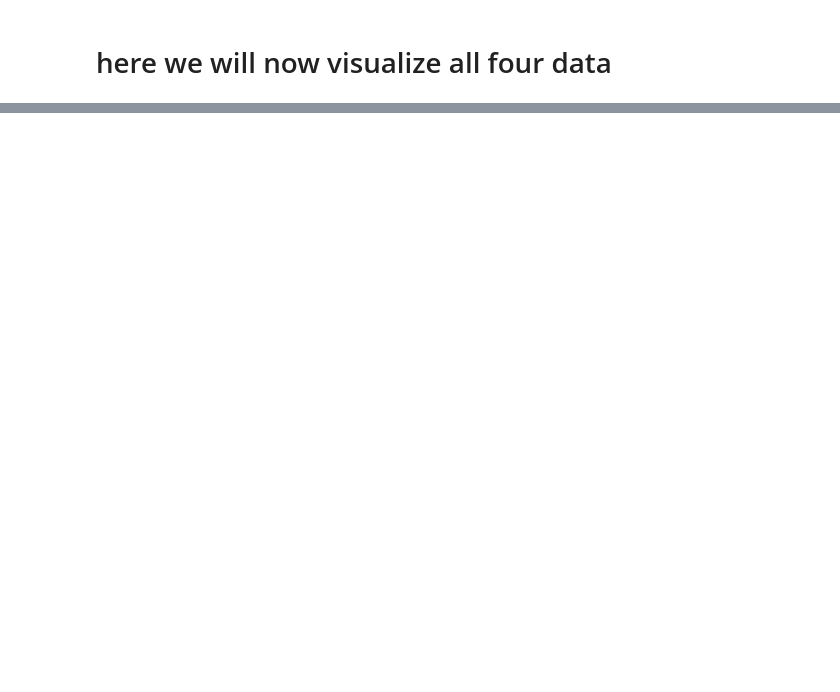
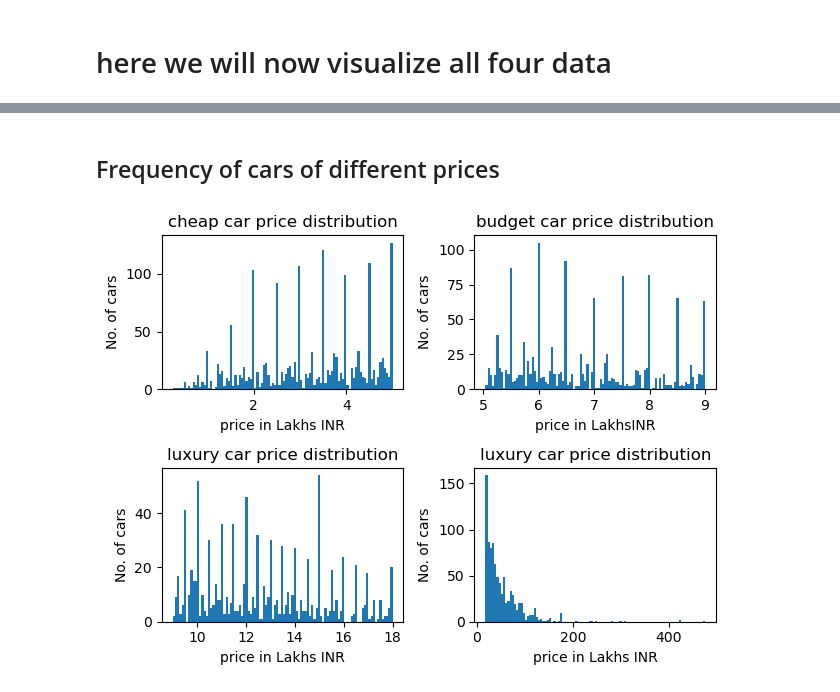
Before and after one commit to shashi0x/Used-Car-Price-Predictor-v2, a Jupyter notebook: Data/datavisuals.ipynb, the cells around one changed output, grey strips where cells are left out. Cells and saved outputs as stored; diff of their text form; code cells hidden in the pictures; blank space fills up the shorter version.

```diff
--- a/Data/datavisuals.ipynb
+++ b/Data/datavisuals.ipynb
@@ -18,0 +35,29 @@ plt.show()
+# %% [markdown]
+## Frequency of cars of different prices
+# %%
+fig, axes = plt.subplots(2,2)
+
+axes[0,0].hist(CHEAPCARS[:, -2]/100000, bins=100)
+axes[0,0].set_ylabel('No. of cars')
+axes[0,0].set_xlabel('price in Lakhs INR')
+axes[0,0].set_title('cheap car price distribution')
+
+axes[0,1].hist(BUDGETCARS[:, -2]/100000, bins=100)
+axes[0,1].set_ylabel('No. of cars')
+axes[0,1].set_xlabel('price in LakhsINR')
+axes[0,1].set_title('budget car price distribution')
+
+axes[1,0].hist(MIDRANGECARS[:, -2]/100000, bins=100)
+axes[1,0].set_ylabel('No. of cars')
+axes[1,0].set_xlabel('price in Lakhs INR')
+axes[1,0].set_title('luxury car price distribution')
+
+axes[1,1].hist(LUXURYCARS[:, -2]/100000, bins=100)
+axes[1,1].set_ylabel('No. of cars')
+axes[1,1].set_xlabel('price in Lakhs INR')
+axes[1,1].set_title('luxury car price distribution')
+
+fig.tight_layout()
+plt.show()
+# %% [output]
+[figure, added]
```
Also changed, not shown: parts of 9 cells of this notebook.
